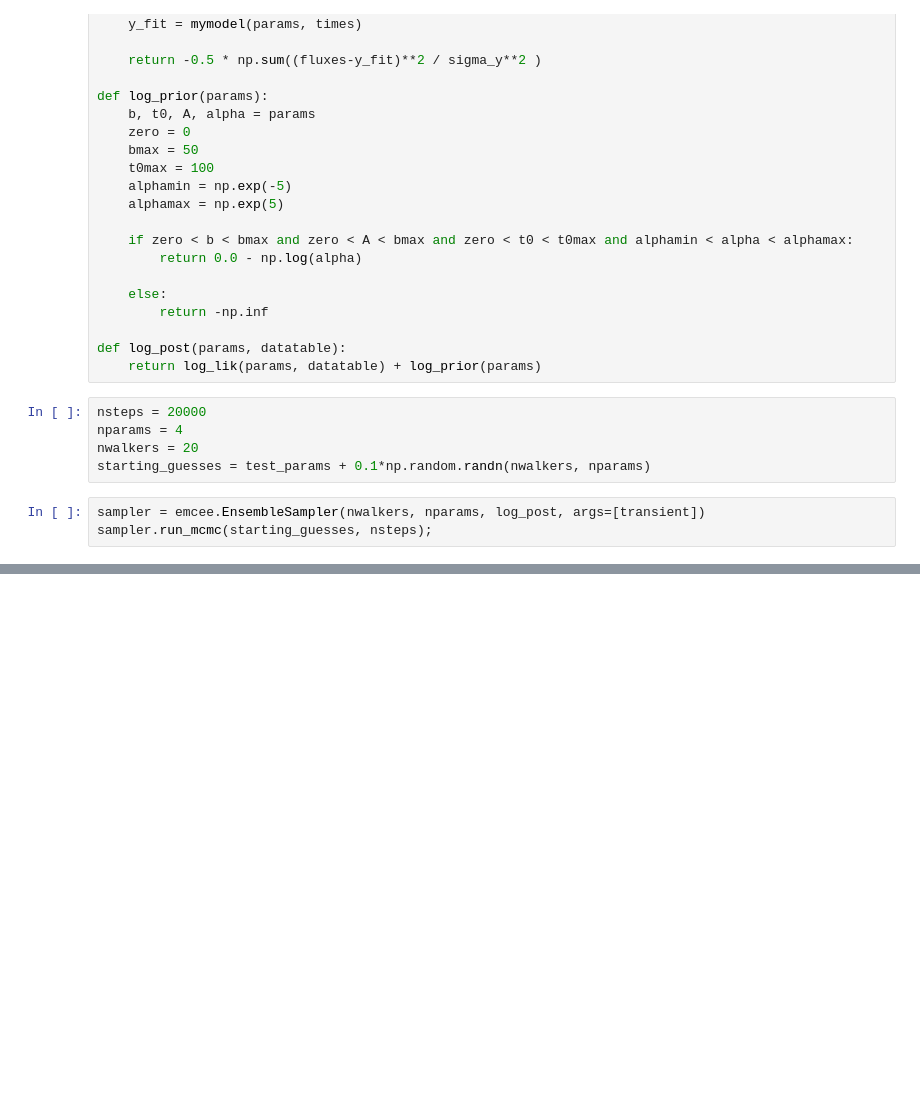
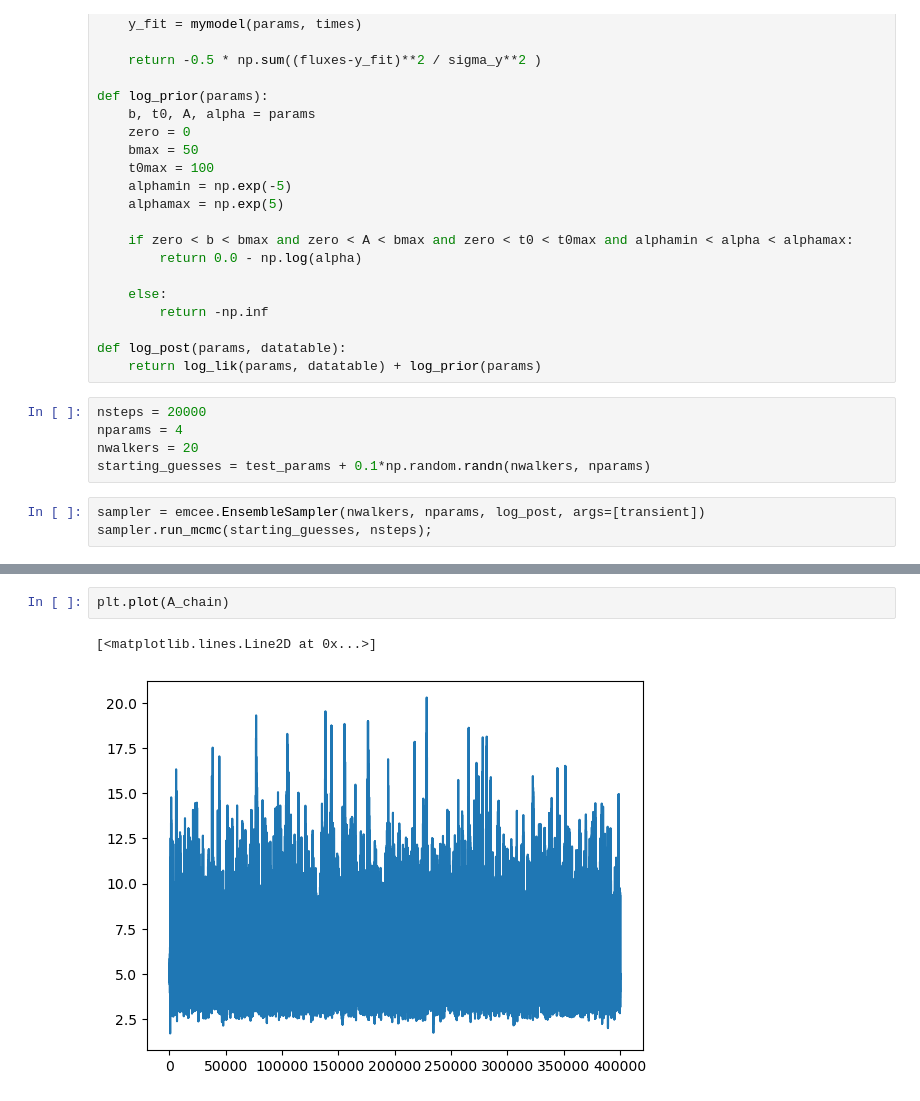
Before and after one commit to JacopoPerri/astrostatistics_bicocca_2026, a Jupyter notebook: working/transients.ipynb, the cells around one changed output, grey strips where cells are left out. Saved outputs shown, nothing was run; the diff lists cells and outputs as text; blank space fills up the shorter version.

```diff
--- a/working/transients.ipynb
+++ b/working/transients.ipynb
@@ -66,0 +83,5 @@ print(tau)
+# %%
+plt.plot(A_chain)
+# %% [output]
+[<matplotlib.lines.Line2D at 0x...>]
+[figure, added]
```
Also changed, not shown: parts of 10 cells of this notebook.
